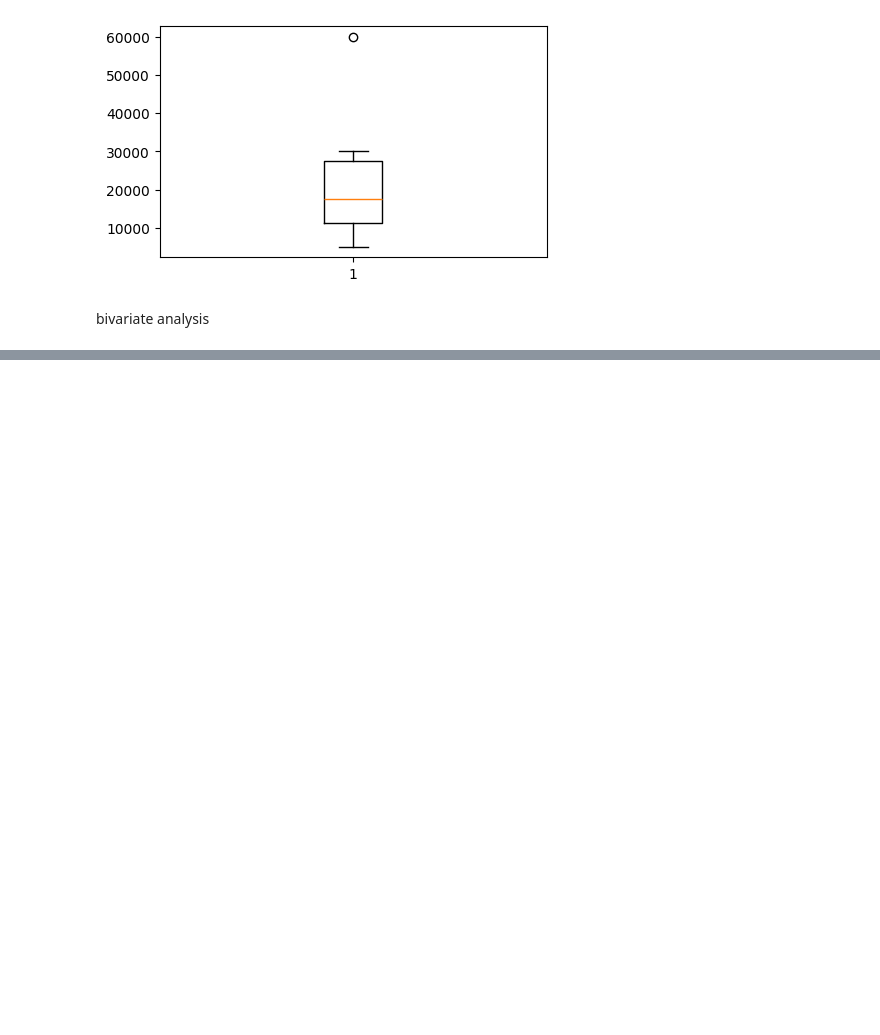
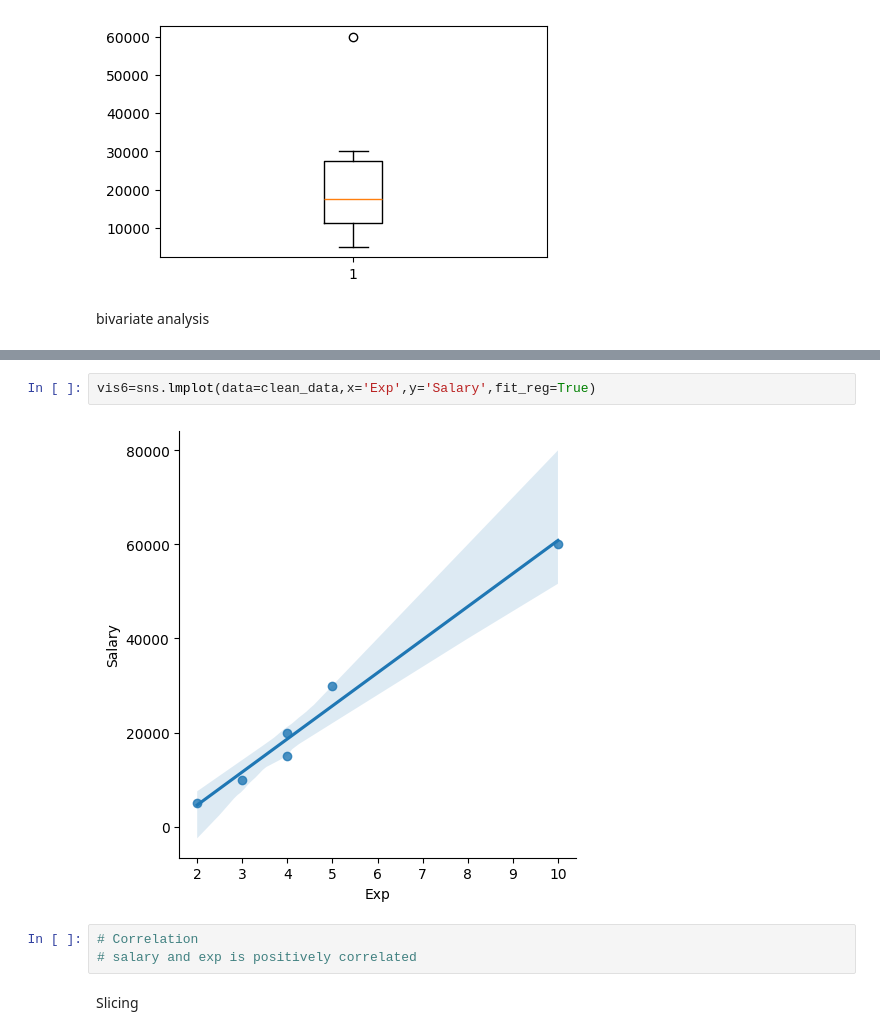
Before and after one commit to ApoorvaReddy17/practice, a Jupyter notebook: Data_Cleansing.ipynb, the cells around one changed output, grey strips where cells are left out. Saved outputs shown, nothing was run; the diff lists cells and outputs as text; blank space fills up the shorter version.

```diff
--- a/Data_Cleansing.ipynb
+++ b/Data_Cleansing.ipynb
@@ -402,0 +407,9 @@ vis4=sns.lmplot(data=clean_data,x='Exp',y='Salary')
+# %%
+vis6=sns.lmplot(data=clean_data,x='Exp',y='Salary',fit_reg=True)
+# %% [output]
+[figure, added]
+# %%
+# Correlation
+# salary and exp is positively correlated
+# %% [markdown]
+ Slicing
```
Also changed, not shown: parts of 12 cells of this notebook.
